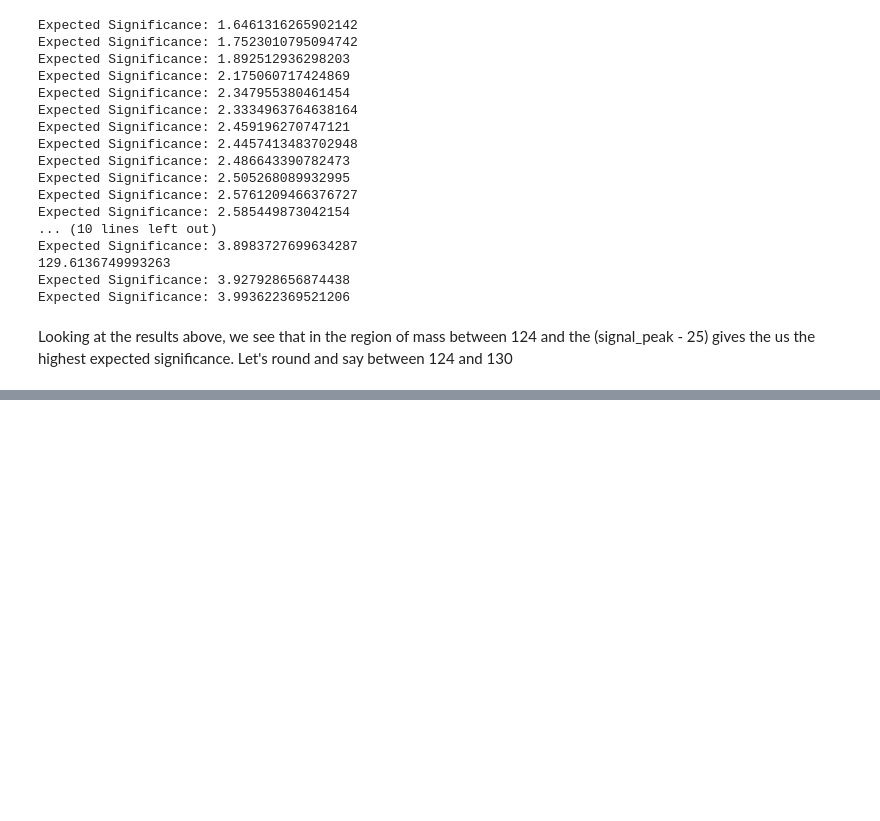
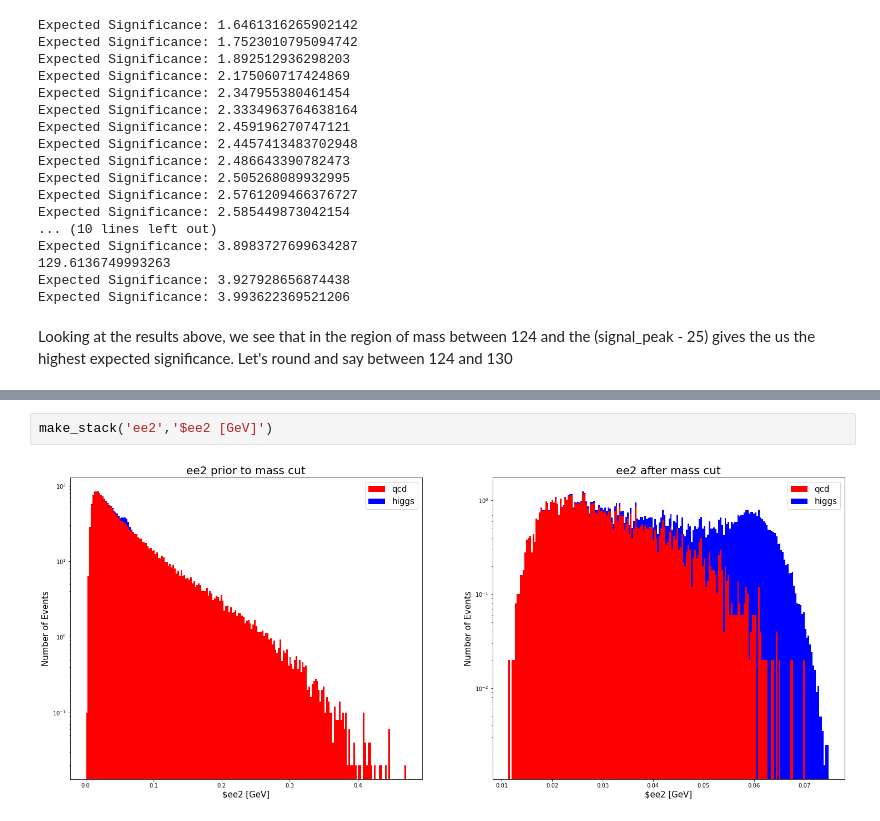
Before and after one commit to MinniVan/PHYS-434, a Jupyter notebook: lab7_8.ipynb, the cells around one changed output, grey strips where cells are left out. Drawn from its saved outputs; the diff is of its cells as text; blank space fills up the shorter version.

```diff
--- a/lab7_8.ipynb
+++ b/lab7_8.ipynb
@@ -159,0 +212,4 @@ A cut of mass between 124 and 130 gives us the highest expected significance: 3.
+# %%
+make_stack('ee2','$ee2 [GeV]')
+# %% [output]
+[figure, added]
```
Also changed, not shown: parts of 34 cells of this notebook.
